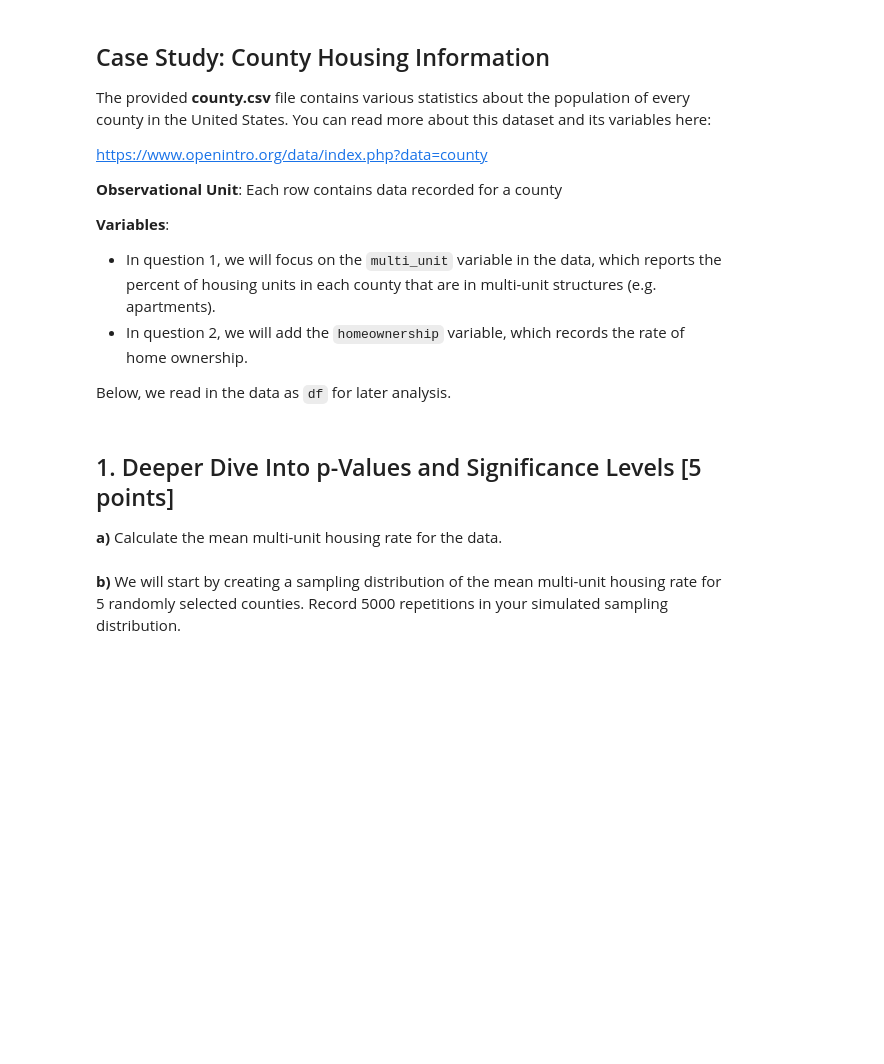
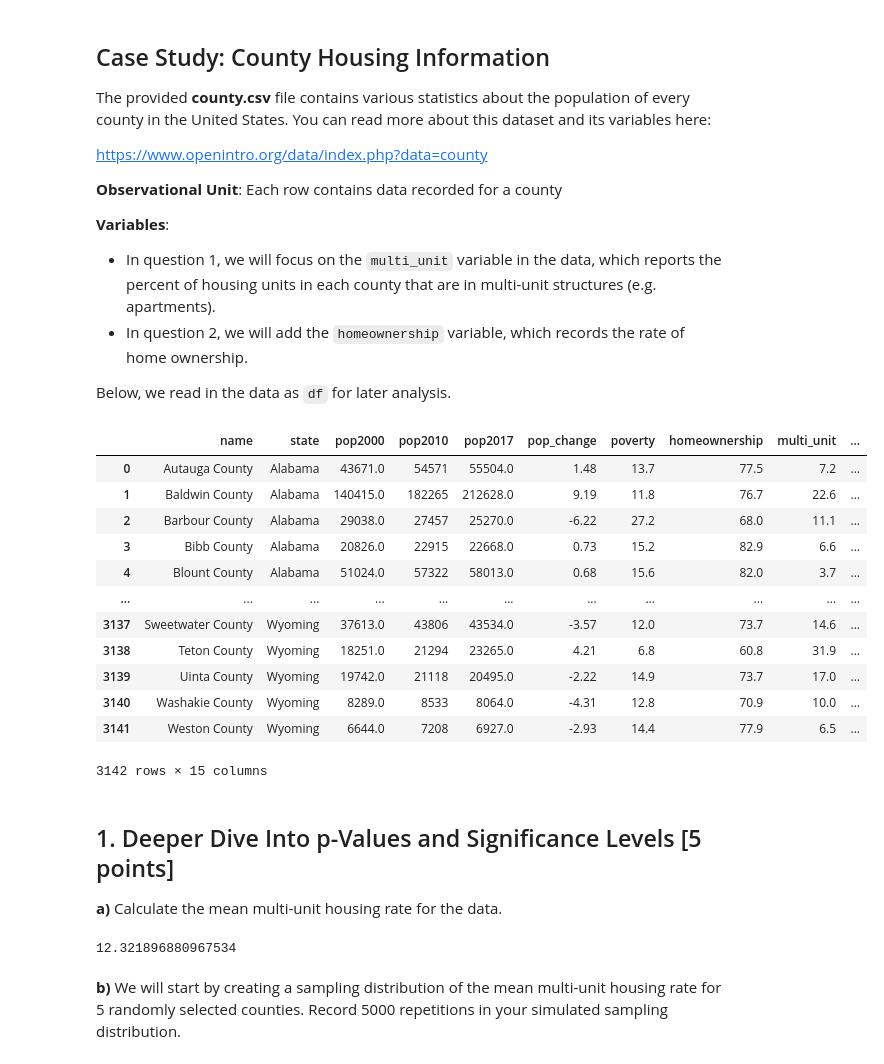
Before and after one commit to soobinj2/stat207, a Jupyter notebook: homework_06/homework_06.ipynb, the cells around one changed output. Drawn from its saved outputs; the diff is of its cells as text; code cells hidden in the pictures; blank space fills up the shorter version.

```diff
--- a/homework_06/homework_06.ipynb
+++ b/homework_06/homework_06.ipynb
@@ -34,9 +34,28 @@ https://www.openintro.org/data/index.php?data=county
 Below, we read in the data as `df` for later analysis.
 # %%
 df = pd.read_csv('county.csv', na_values = ['data unavailable'])
+df
+# %% [output]
+|  | name | state | pop2000 | pop2010 | pop2017 | pop_change | poverty | homeownership | multi_unit | ... |
+| 0 | Autauga County | Alabama | 43671.0 | 54571 | 55504.0 | 1.48 | 13.7 | 77.5 | 7.2 | ... |
+| 1 | Baldwin County | Alabama | 140415.0 | 182265 | 212628.0 | 9.19 | 11.8 | 76.7 | 22.6 | ... |
+| 2 | Barbour County | Alabama | 29038.0 | 27457 | 25270.0 | -6.22 | 27.2 | 68.0 | 11.1 | ... |
+| 3 | Bibb County | Alabama | 20826.0 | 22915 | 22668.0 | 0.73 | 15.2 | 82.9 | 6.6 | ... |
+| 4 | Blount County | Alabama | 51024.0 | 57322 | 58013.0 | 0.68 | 15.6 | 82.0 | 3.7 | ... |
+| ... | ... | ... | ... | ... | ... | ... | ... | ... | ... | ... |
+| 3137 | Sweetwater County | Wyoming | 37613.0 | 43806 | 43534.0 | -3.57 | 12.0 | 73.7 | 14.6 | ... |
+| 3138 | Teton County | Wyoming | 18251.0 | 21294 | 23265.0 | 4.21 | 6.8 | 60.8 | 31.9 | ... |
+| 3139 | Uinta County | Wyoming | 19742.0 | 21118 | 20495.0 | -2.22 | 14.9 | 73.7 | 17.0 | ... |
+| 3140 | Washakie County | Wyoming | 8289.0 | 8533 | 8064.0 | -4.31 | 12.8 | 70.9 | 10.0 | ... |
+| 3141 | Weston County | Wyoming | 6644.0 | 7208 | 6927.0 | -2.93 | 14.4 | 77.9 | 6.5 | ... |
+3142 rows × 15 columns
 # %% [markdown]
 ## 1. Deeper Dive Into p-Values and Significance Levels [5 points]
 
 **a)** Calculate the mean multi-unit housing rate for the data.
+# %%
+df['multi_unit'].mean()
+# %% [output]
+12.321896880967534
 # %% [markdown]
 **b)** We will start by creating a sampling distribution of the mean multi-unit housing rate for 5 randomly selected counties.  Record 5000 repetitions in your simulated sampling distribution.
```
Also changed, not shown: parts of 14 cells of this notebook.
